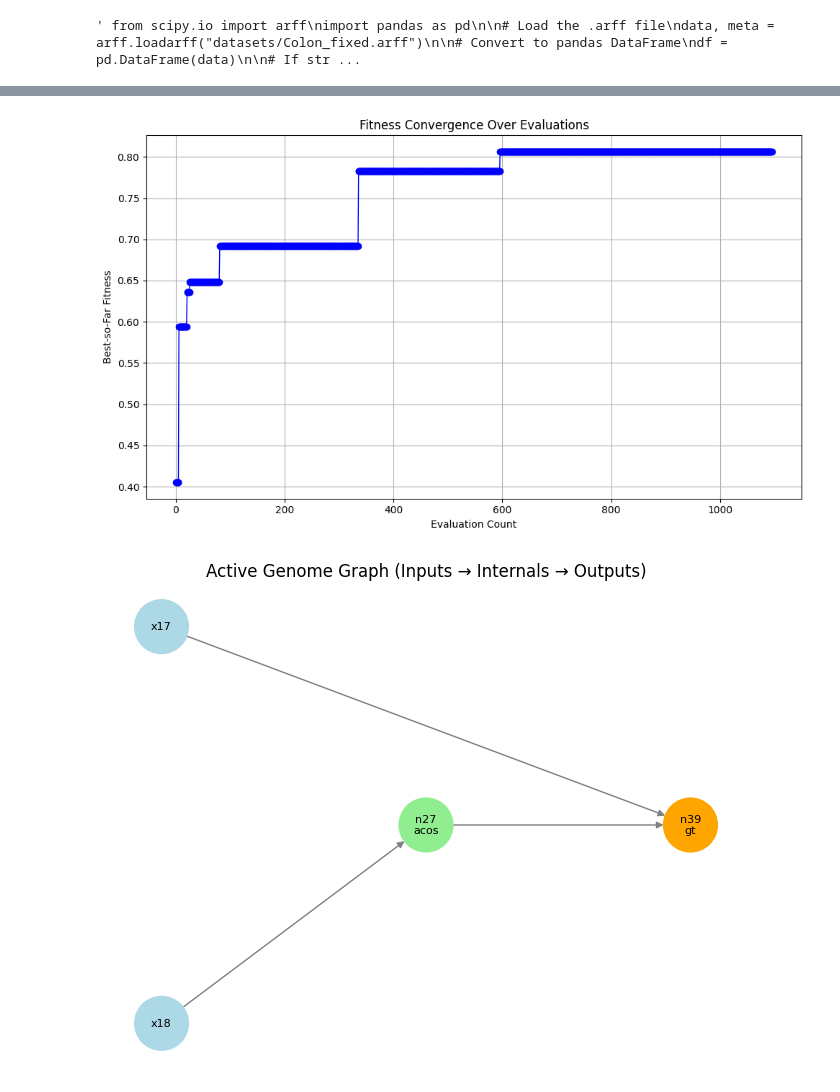
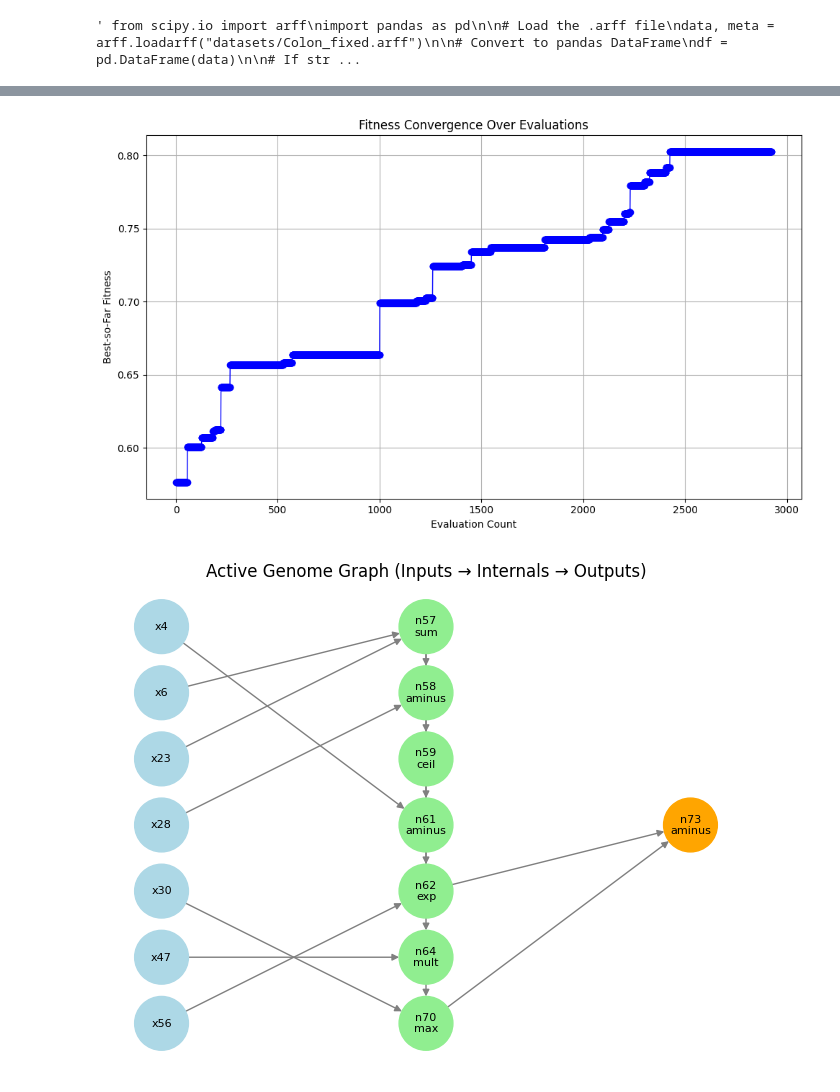
Before and after one commit to PaulSauzel/pyCGP2.0, a Jupyter notebook: Exemple.ipynb, the cells around one changed output, grey strips where cells are left out. Cells and saved outputs as stored; diff of their text form; code cells hidden in the pictures.

```diff
--- a/Exemple.ipynb
+++ b/Exemple.ipynb
@@ -194,8 +194,8 @@ from pmlb import fetch_data
 from sklearn.preprocessing import MinMaxScaler
 
 # Returns NumPy arrays
-gametes = fetch_data('mushroom')
-X, y = fetch_data('mushroom', return_X_y=True, local_cache_dir='./datasets')
+gametes = fetch_data('spambase')
+X, y = fetch_data('spambase', return_X_y=True, local_cache_dir='./datasets')
 
 # Conversion des colonnes en float
 X = X.astype(float)
@@ -214,5 +214,5 @@ CGP_config = CGPConfig(num_inputs=X.shape[1], num_nodes=30, num_outputs=1, input
 #mutationcgp_proba = Proba_Mutation(CGP_config, number_mutations=10, input_node_mutation_rate=0.2, output_node_mutation_rate=0.1, function_mutation_rate=0.4, input_mutation_rate=0.5, const_mutation_rate=0.1)
 mutationcgp_golden = Golden_mutation(CGP_config,input_node_mutation_rate=0.2, function_mutation_rate=0.4, input_mutation_rate=0.5, const_mutation_rate=0.1,output_node_mutation_rate=0.5)
 ES_cgp = ES(evaluator2, lam=5,parent = CGPGenome.create_genome(CGP_config),mutation = mutationcgp_golden)
-best_genome = ES_cgp.evolve(n_generations=10000, early_stopping=100, verbose=False)
+best_genome = ES_cgp.evolve(n_generations=10000, early_stopping=100, verbose=True)
 # %% [output]
@@ -236,2 +236,2 @@ gt(acos(x18), x17)
-[figure, old version]
+[figure, new version]
-[figure, old version]
+[figure, new version]
```
Also changed, not shown: parts of 4 cells of this notebook, 3 other files.
